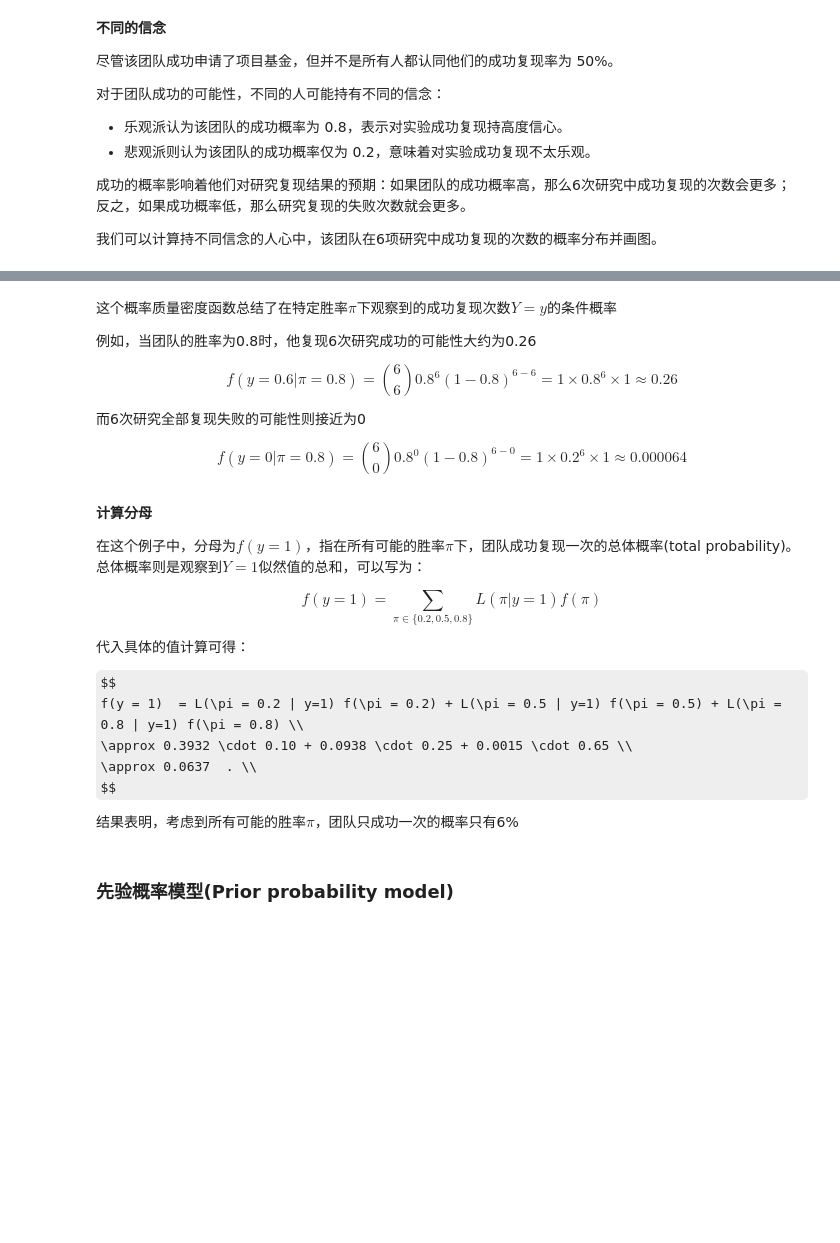
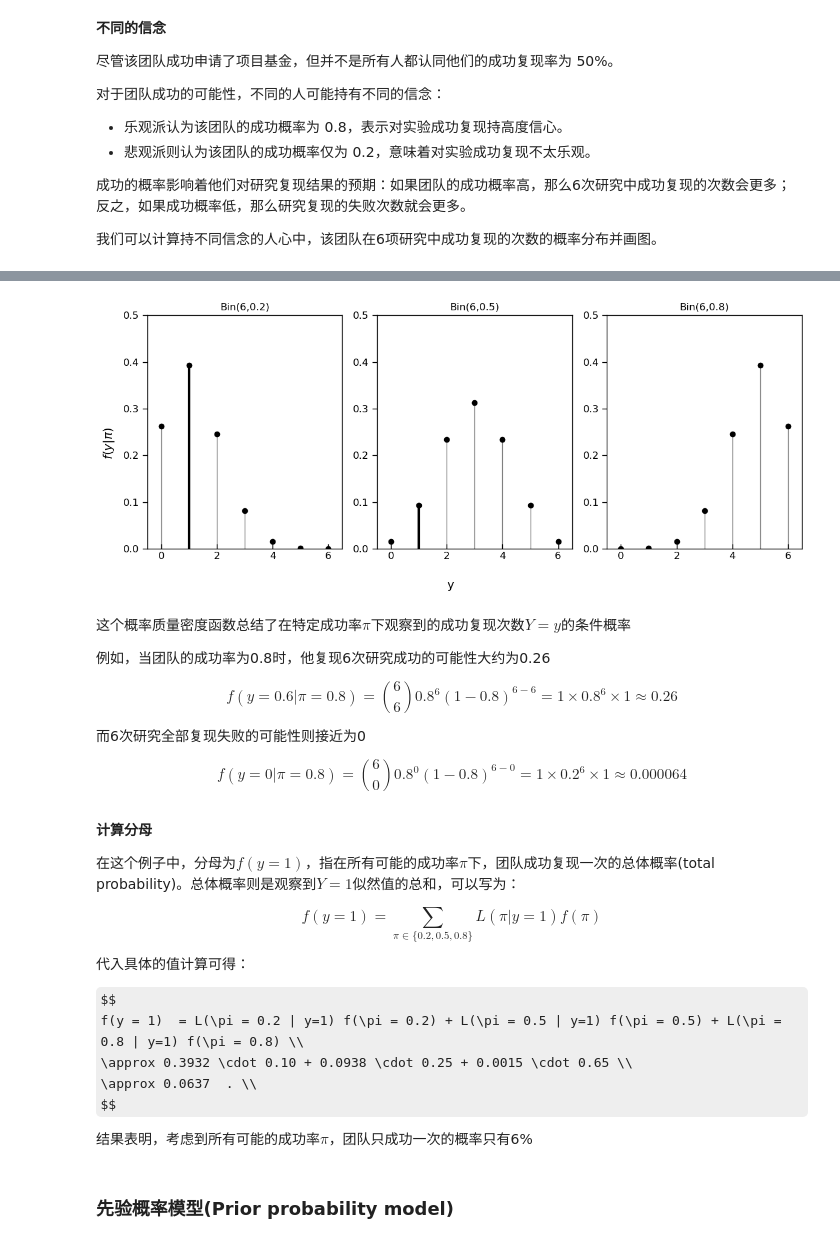
Before and after one commit to Utenna/PyBayesian, a Jupyter notebook: Lecture2.ipynb, the cells around one changed output, grey strips where cells are left out. Drawn from its saved outputs; the diff is of its cells as text; code cells hidden in the pictures; some formulas as TeX source; blank space fills up the shorter version.

```diff
--- a/Lecture2.ipynb
+++ b/Lecture2.ipynb
@@ -803,7 +835,47 @@ $$
+# %%
+# Values for Y (number of successes in n trials)
+y = np.arange(0, 7)
+# Number of trials (n) and different probabilities (π values)
+n = 6
+pi_values = [0.2, 0.5, 0.8]
+
+# Create subplots
+fig, axs = plt.subplots(1, 3, figsize=(12, 5))
+# Loop over each pi value to plot the corresponding binomial distribution
+for i, pi in enumerate(pi_values):
+    # Calculate binomial probabilities for each y (number of successes)
+    likelihoods = st.binom.pmf(y, n, pi)
+
+    # Scatter plot of the likelihoods
+    axs[i].scatter(y, likelihoods, color='black', zorder=2)
+
+    # Draw gray vertical lines
+    for yy, likelihood in zip(y, likelihoods):
+        axs[i].plot([yy, yy], [0, likelihood], color='gray', linestyle='-', linewidth=1, zorder=1)
+
+    # Highlight y = 1 with a black line
+    axs[i].plot([1, 1], [0, st.binom.pmf(1, n, pi)], color='black', linewidth=3, zorder=3)
+
+    # Title with binomial parameters
+    axs[i].set_title(f'Bin({n},{pi})')
+
+    # Set y and x axis limits
+    axs[i].set_xlim(-0.5, 6.5)
+    axs[i].set_ylim(0, 0.5)
+
+# Global labels
+fig.supylabel(r'$f(y|\pi)$')
+fig.supxlabel('y')
+
+# Adjust layout for better fit
+plt.tight_layout()
+plt.show()
+# %% [output]
+[figure, added]
 # %% [markdown]
-这个概率质量密度函数总结了在特定胜率$\pi$下观察到的成功复现次数$Y=y$的条件概率
+这个概率质量密度函数总结了在特定成功率$\pi$下观察到的成功复现次数$Y=y$的条件概率
 
-例如，当团队的胜率为0.8时，他复现6次研究成功的可能性大约为0.26
+例如，当团队的成功率为0.8时，他复现6次研究成功的可能性大约为0.26
 
 $$
 f(y=0.6|\pi=0.8) = \binom{6}{6} 0.8^{6}(1-0.8)^{6-6} = 1\times0.8^{6}\times1 \approx 0.26
@@ -817,7 +889,7 @@ $$
 # %% [markdown]
 **计算分母**
 
-在这个例子中，分母为$f(y=1)$，指在所有可能的胜率$\pi$下，团队成功复现一次的总体概率(total probability)。总体概率则是观察到$Y=1$似然值的总和，可以写为：
+在这个例子中，分母为$f(y=1)$，指在所有可能的成功率$\pi$下，团队成功复现一次的总体概率(total probability)。总体概率则是观察到$Y=1$似然值的总和，可以写为：
 
 $$
 f(y=1) = \sum_{\pi \in\{0.2,0.5,0.8\}} L(\pi|y=1)f(\pi)
@@ -831,7 +903,7 @@ f(y = 1)  = L(\pi = 0.2 | y=1) f(\pi = 0.2) + L(\pi = 0.5 | y=1) f(\pi = 0.5) +
  \approx 0.0637  . \\
 $$
 
-结果表明，考虑到所有可能的胜率$\pi$，团队只成功一次的概率只有6%
+结果表明，考虑到所有可能的成功率$\pi$，团队只成功一次的概率只有6%
 # %% [markdown]
 ### 先验概率模型(**Prior** probability model)
 # %% [markdown]
```
Also changed, not shown: parts of 64 cells of this notebook.
